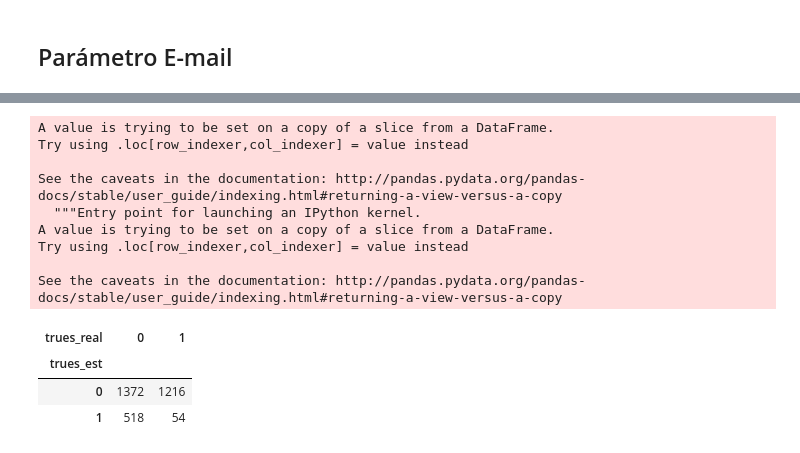
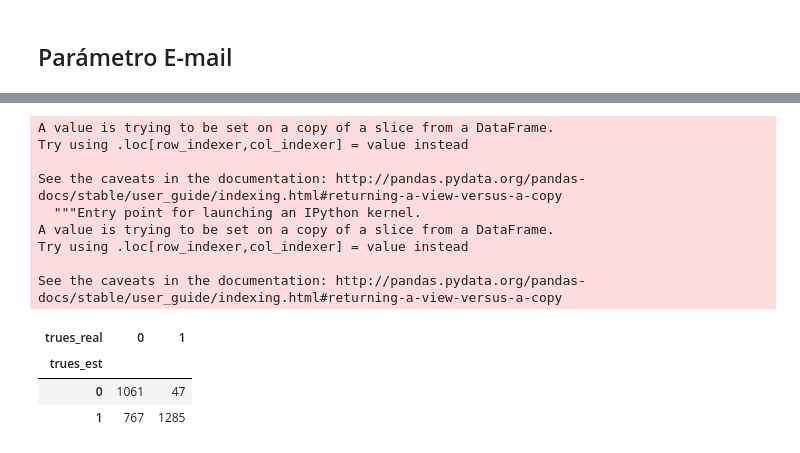
Before and after one commit to hvcdrake/handwrittenExtractor, a Jupyter notebook: notebooks_flow/AzureComparing.ipynb, the cells around one changed output, grey strips where cells are left out. Saved outputs shown, nothing was run; the diff lists cells and outputs as text; code cells hidden in the pictures.

```diff
--- a/notebooks_flow/AzureComparing.ipynb
+++ b/notebooks_flow/AzureComparing.ipynb
@@ -342,7 +336,7 @@ mail_dni_azure[['cuenta','porcentaje']]
 for i in range(40, 92, 1):
     param_dni = total_comp_azure[['NombreArchivo','DNI_y','DNI_final','AcertividadDNI']]
     # param_dni = param_dni[param_dni.dni_yolo.apply(len)==8]
-    param_dni['trues_est'] = np.where(np.logical_and(param_dni['AcertividadDNI']>=i,param_dni.DNI_final.apply(len)==8), 1, 0)
+    param_dni['trues_est'] = np.where(param_dni['AcertividadDNI']>=i, 1, 0)
     param_dni['trues_real'] = np.where(param_dni['DNI_final']==param_dni['DNI_y'], 1, 0)
 
     te, tr, tt = param_dni['trues_est'].sum(), param_dni['trues_real'].sum(), param_dni['trues_real'].values.size
@@ -379,7 +373,7 @@ See the caveats in the documentation: http://pandas.pydata.org/pandas-docs/stabl
 # %%
 param_dni = total_comp_azure[['NombreArchivo','DNI_y','DNI_final','AcertividadDNI']]
 
-param_dni['trues_est'] = np.where(np.logical_and(param_dni['AcertividadDNI']>=67,param_dni.DNI_final.apply(len)==8), 1, 0)
+param_dni['trues_est'] = np.where(param_dni['AcertividadDNI']>=79, 1, 0)
 param_dni['trues_real'] = np.where(param_dni['DNI_final']==param_dni['DNI_y'], 1, 0)
 pd.crosstab(param_dni['trues_est'],param_dni['trues_real'])
 # %% [output]
@@ -410,7 +404,7 @@ np.round(norm * 100, 2)
 # %%
 for i in range(40, 92, 1):
     param_dni = total_comp_azure[['NombreArchivo','Telefono','telefono','AcertividadTelefono','tel_lev_azure']]
-    param_dni['trues_est'] = np.where(np.logical_and(param_dni['AcertividadTelefono']>=i,param_dni.Telefono.apply(len)>=6), 1, 0)
+    param_dni['trues_est'] = np.where(param_dni['AcertividadTelefono']>=i, 1, 0)
     param_dni['trues_real'] = np.where(param_dni['Telefono']==param_dni['telefono'], 1, 0)
 
     te, tr, tt = param_dni['trues_est'].sum(), param_dni['trues_real'].sum(), param_dni['trues_real'].values.size
@@ -447,5 +441,5 @@ See the caveats in the documentation: http://pandas.pydata.org/pandas-docs/stabl
 # %%
-param_dni['trues_est'] = np.where(np.logical_and(param_dni['AcertividadTelefono']>=77,param_dni.Telefono.apply(len)>=6), 1, 0)
+param_dni['trues_est'] = np.where(param_dni['AcertividadTelefono']>=77, 1, 0)
 param_dni['trues_real'] = np.where(param_dni['Telefono']==param_dni['telefono'], 1, 0)
 pd.crosstab(param_dni['trues_est'],param_dni['trues_real'])
 # %% [output]
@@ -510,23 +504,23 @@ Try using .loc[row_indexer,col_indexer] = value instead
 See the caveats in the documentation: http://pandas.pydata.org/pandas-docs/stable/user_guide/indexing.html#returning-a-view-versus-a-copy
   after removing the cwd from sys.path.
 # %%
-param_dni['trues_est'] = np.where(param_dni['AcertividadCorreo']>=77, 1, 0)
+param_dni['trues_est'] = np.where(param_dni['AcertividadCorreo']>=70, 1, 0)
 param_dni['trues_real'] = np.where(param_dni['Correo']==param_dni['email'], 1, 0)
 pd.crosstab(param_dni['trues_est'],param_dni['trues_real'])
 # %% [output]
 A value is trying to be set on a copy of a slice from a DataFrame.
 Try using .loc[row_indexer,col_indexer] = value instead
 
 See the caveats in the documentation: http://pandas.pydata.org/pandas-docs/stable/user_guide/indexing.html#returning-a-view-versus-a-copy
   """Entry point for launching an IPython kernel.
 A value is trying to be set on a copy of a slice from a DataFrame.
 Try using .loc[row_indexer,col_indexer] = value instead
 
 See the caveats in the documentation: http://pandas.pydata.org/pandas-docs/stable/user_guide/indexing.html#returning-a-view-versus-a-copy
 | trues_real | 0 | 1 |
 | trues_est |  |  |
-| 0 | 1372 | 1216 |
-| 1 | 518 | 54 |
+| 0 | 1061 | 47 |
+| 1 | 767 | 1285 |
 # %%
 norm = pd.crosstab(param_dni['trues_est'],param_dni['trues_real'],normalize=True)
 np.round(norm * 100,2)
```
Also changed, not shown: parts of 19 cells of this notebook, 4 other files.
